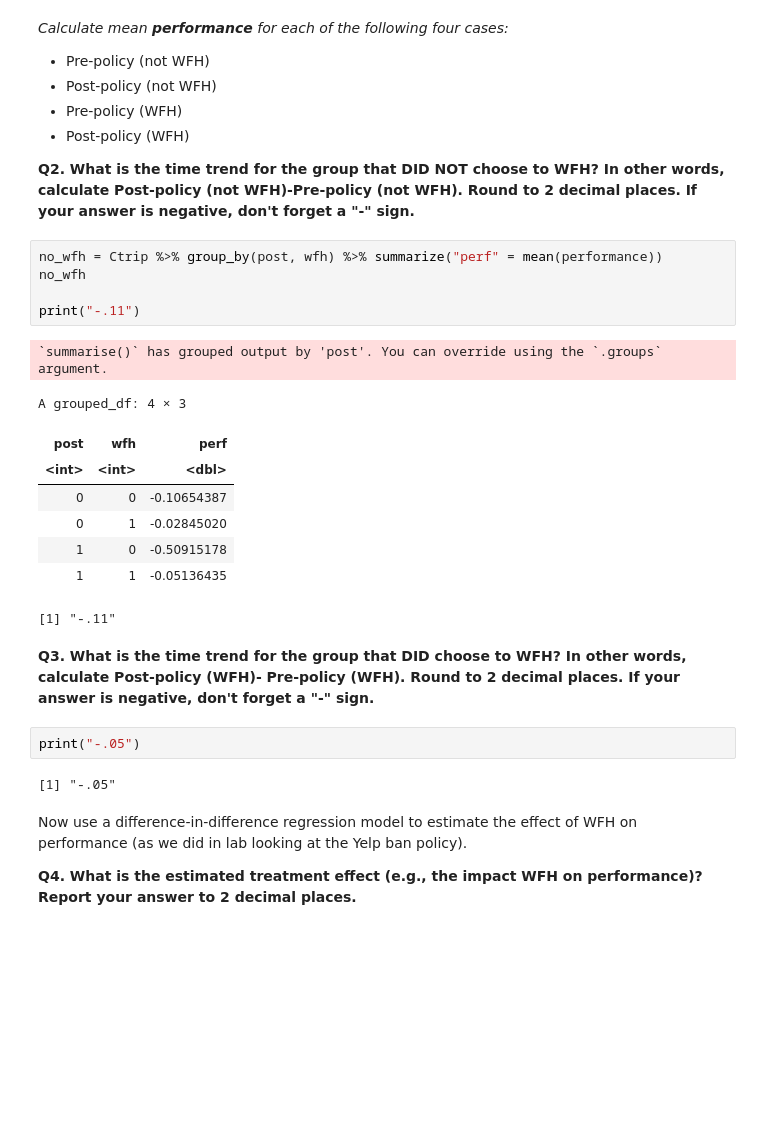
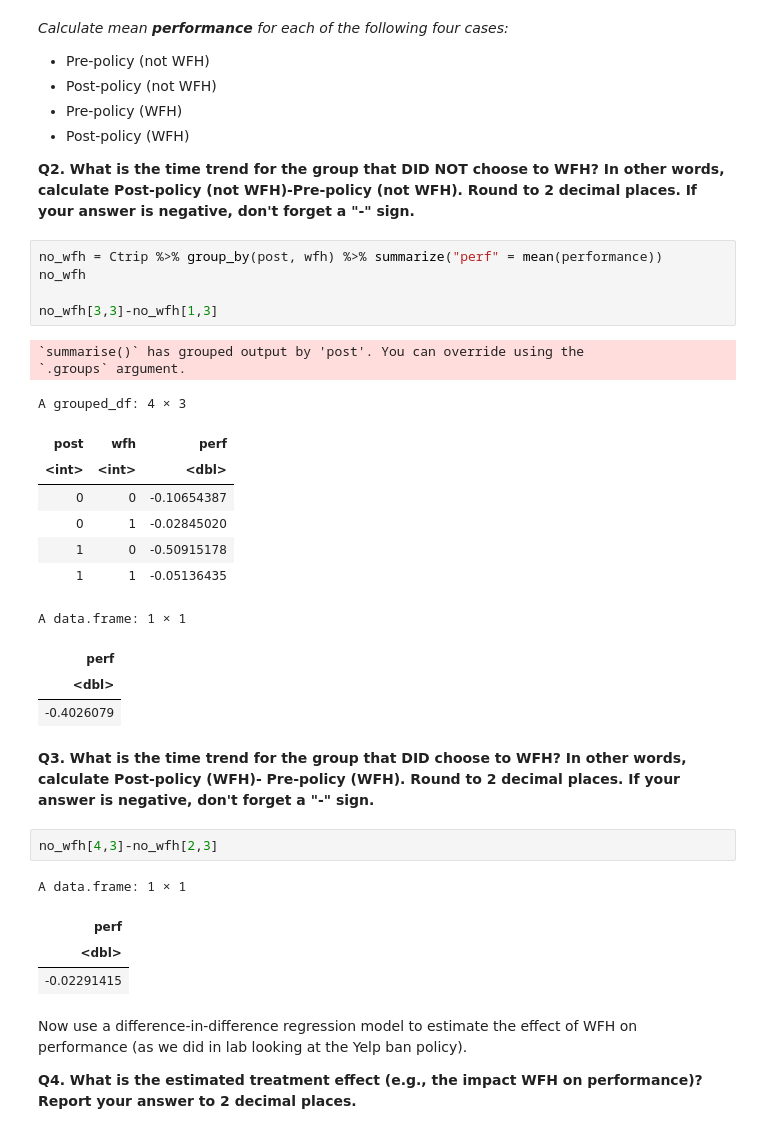
Before and after one commit to copperstick6/DataAnalytics, a Jupyter notebook: Homework6/Homework 6.ipynb, the cells around one changed output. Saved outputs shown, nothing was run; the diff lists cells and outputs as text; blank space fills up the shorter version.

```diff
--- a/Homework6/Homework 6.ipynb
+++ b/Homework6/Homework 6.ipynb
@@ -114,24 +114,31 @@ F-statistic: 6.576 on 1 and 296 DF,  p-value: 0.01083
 # %%
 no_wfh = Ctrip %>% group_by(post, wfh) %>% summarize("perf" = mean(performance))
 no_wfh
 
-print("-.11")
+no_wfh[3,3]-no_wfh[1,3]
 # %% [output]
-`summarise()` has grouped output by 'post'. You can override using the `.groups` argument.
+`summarise()` has grouped output by 'post'. You can override using the
+`.groups` argument.
 A grouped_df: 4 × 3
 | post | wfh | perf |
 | <int> | <int> | <dbl> |
 | 0 | 0 | -0.10654387 |
 | 0 | 1 | -0.02845020 |
 | 1 | 0 | -0.50915178 |
 | 1 | 1 | -0.05136435 |
-[1] "-.11"
+A data.frame: 1 × 1
+| perf |
+| <dbl> |
+| -0.4026079 |
 # %% [markdown]
 **Q3. What is the time trend for the group that DID choose to WFH? In other words, calculate Post-policy (WFH)- Pre-policy (WFH). Round to 2 decimal places. If your answer is negative, don't forget a "-" sign.**
 # %%
-print("-.05")
+no_wfh[4,3]-no_wfh[2,3]
 # %% [output]
-[1] "-.05"
+A data.frame: 1 × 1
+| perf |
+| <dbl> |
+| -0.02291415 |
 # %% [markdown]
 Now use a difference-in-difference regression model to estimate the effect of WFH on performance (as we did in lab looking at the Yelp ban policy).
 
```
Also changed, not shown: parts of 2 cells of this notebook, 1 other file.
